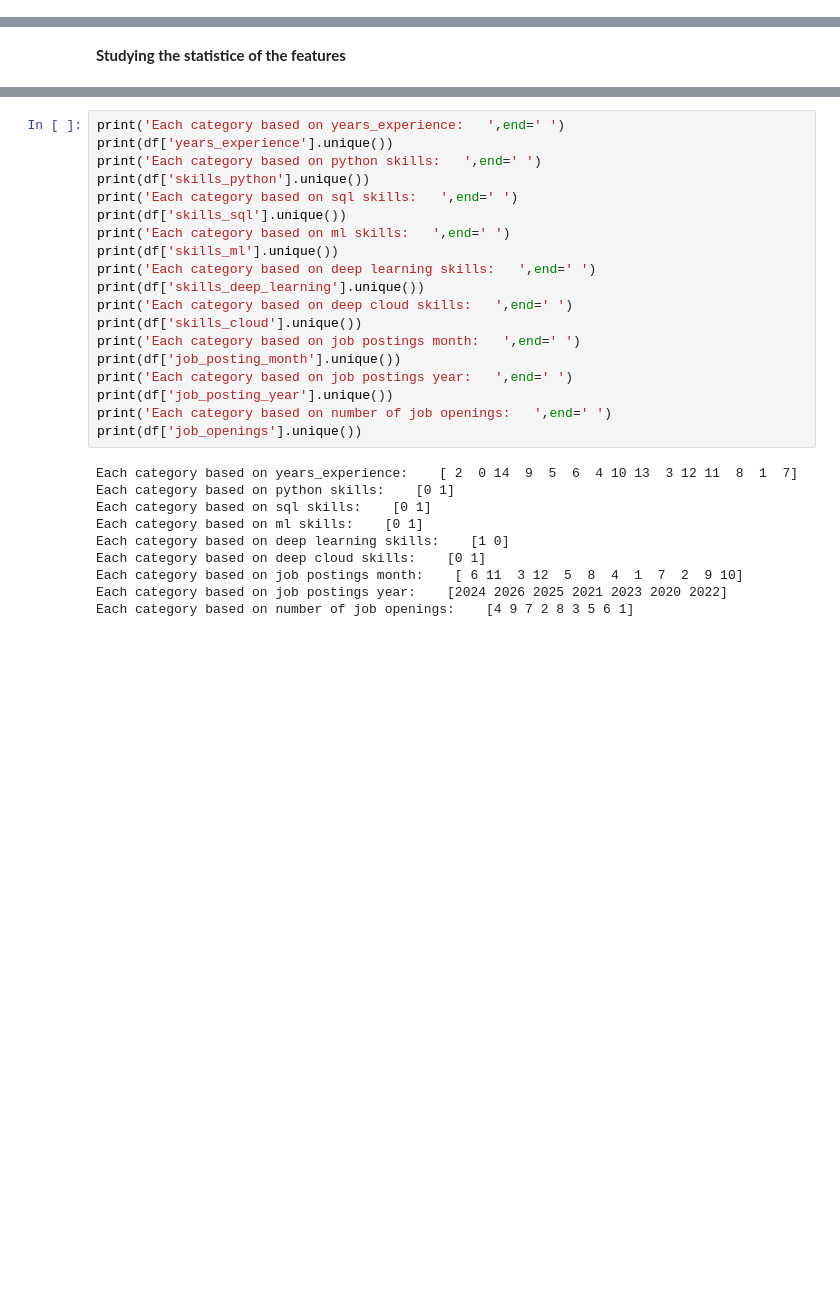
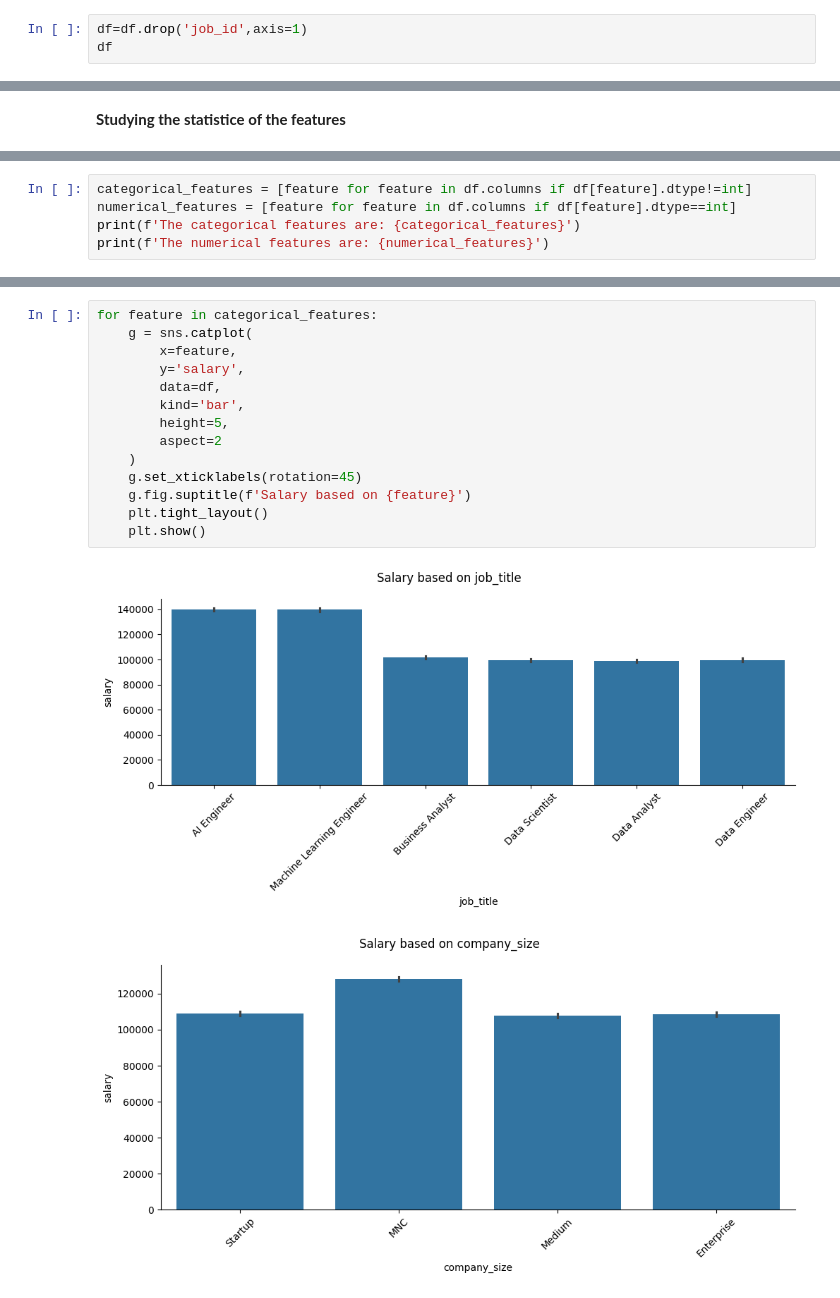
Before and after one commit to AsokTamang/Data_science, a Jupyter notebook: notebook/EDA.ipynb, the cells around one changed output, grey strips where cells are left out. Drawn from its saved outputs; the diff is of its cells as text; blank space fills up the shorter version.

Commit message:
visualization of salary based on numerical and categorical features

```diff
--- a/notebook/EDA.ipynb
+++ b/notebook/EDA.ipynb
@@ -37,0 +41,3 @@ Index(['job_id', 'job_title', 'company_size', 'company_industry', 'country',
+# %%
+df=df.drop('job_id',axis=1)
+df
@@ -134,0 +154,5 @@ Name: job_posting_month, Length: 10345, dtype: int64
+# %%
+categorical_features = [feature for feature in df.columns if df[feature].dtype!=int]
+numerical_features = [feature for feature in df.columns if df[feature].dtype==int]
+print(f'The categorical features are: {categorical_features}')
+print(f'The numerical features are: {numerical_features}')
@@ -137,29 +164,17 @@ Name: job_posting_month, Length: 10345, dtype: int64
 # %%
-print('Each category based on years_experience:   ',end=' ')
-print(df['years_experience'].unique())
-print('Each category based on python skills:   ',end=' ')
-print(df['skills_python'].unique())
-print('Each category based on sql skills:   ',end=' ')
-print(df['skills_sql'].unique())
-print('Each category based on ml skills:   ',end=' ')
-print(df['skills_ml'].unique())
-print('Each category based on deep learning skills:   ',end=' ')
-print(df['skills_deep_learning'].unique())
-print('Each category based on deep cloud skills:   ',end=' ')
-print(df['skills_cloud'].unique())
-print('Each category based on job postings month:   ',end=' ')
-print(df['job_posting_month'].unique())
-print('Each category based on job postings year:   ',end=' ')
-print(df['job_posting_year'].unique())
-print('Each category based on number of job openings:   ',end=' ')
-print(df['job_openings'].unique())
+for feature in categorical_features:
+    g = sns.catplot(
+        x=feature,
+        y='salary',
+        data=df,
+        kind='bar',
+        height=5,
+        aspect=2
+    )
+    g.set_xticklabels(rotation=45)
+    g.fig.suptitle(f'Salary based on {feature}')
+    plt.tight_layout()
+    plt.show()
 # %% [output]
-Each category based on years_experience:    [ 2  0 14  9  5  6  4 10 13  3 12 11  8  1  7]
-Each category based on python skills:    [0 1]
-Each category based on sql skills:    [0 1]
-Each category based on ml skills:    [0 1]
-Each category based on deep learning skills:    [1 0]
-Each category based on deep cloud skills:    [0 1]
-Each category based on job postings month:    [ 6 11  3 12  5  8  4  1  7  2  9 10]
-Each category based on job postings year:    [2024 2026 2025 2021 2023 2020 2022]
-Each category based on number of job openings:    [4 9 7 2 8 3 5 6 1]
+[figure, added]
+[figure, added]
```
Also changed, not shown: parts of 10 cells of this notebook, 2 other files.
